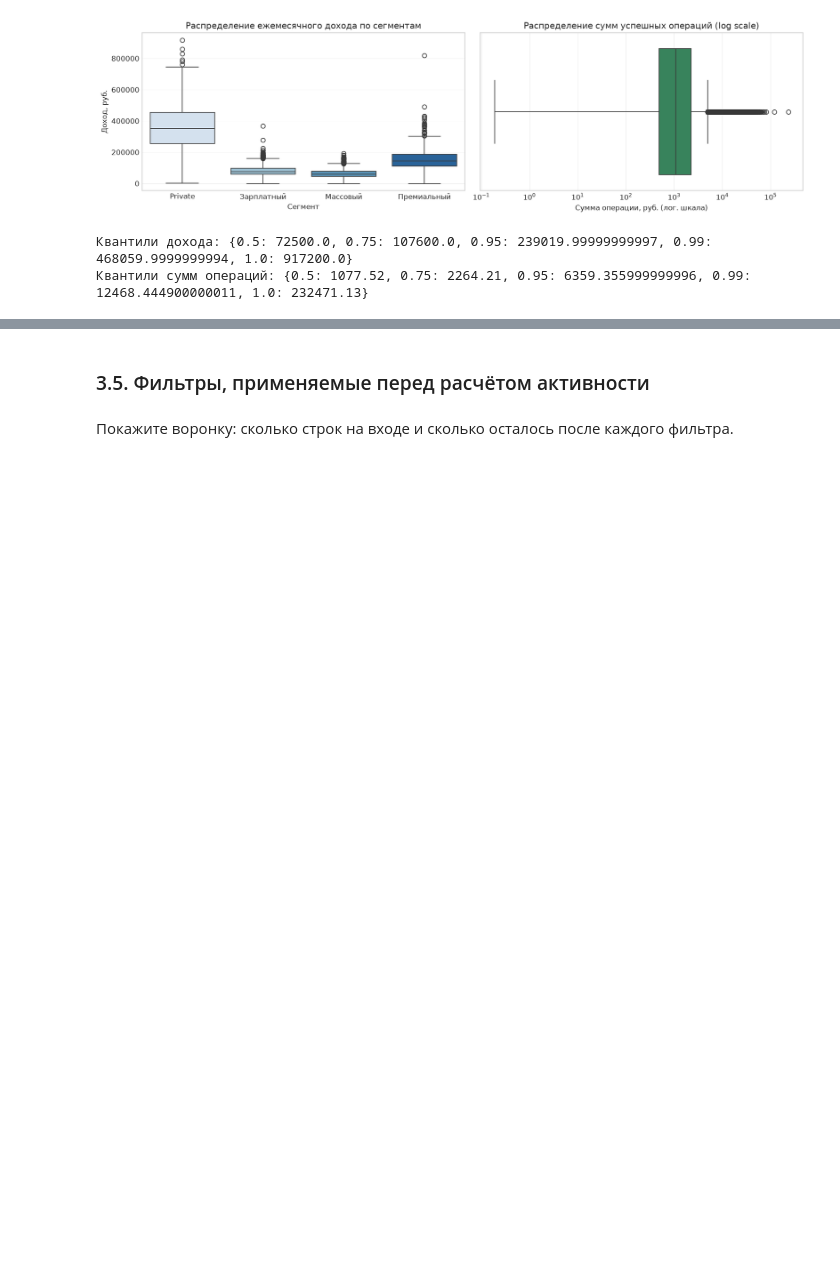
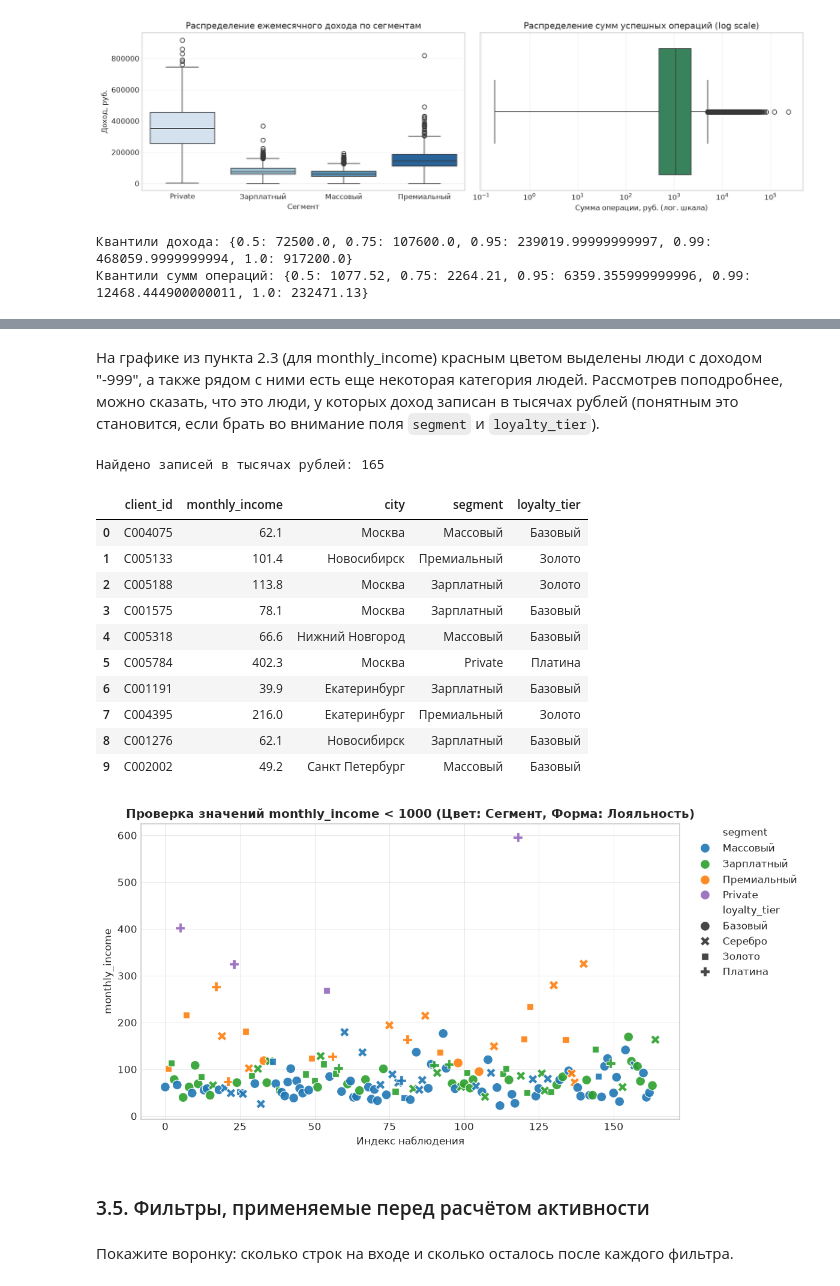
Before and after one commit to fnkb108/Dzidzenka_Mikita_Lab1, a Jupyter notebook: 01_analysis.ipynb, the cells around one changed output, grey strips where cells are left out. Cells and saved outputs as stored; diff of their text form; code cells hidden in the pictures; blank space fills up the shorter version.

Commit message:
Выполненный пункт 4 и 5

```diff
--- a/01_analysis.ipynb
+++ b/01_analysis.ipynb
@@ -496,3 +500,58 @@ _TODO: посмотреть вдруг у старых клиентов боль
+# %% [markdown]
+На графике из пункта 2.3 (для monthly_income) красным цветом выделены люди с доходом "-999", а также рядом с ними есть еще некоторая категория людей. Рассмотрев поподробнее, можно сказать, что это люди, у которых доход записан в тысячах рублей (понятным это становится, если брать во внимание поля `segment` и `loyalty_tier`).
+# %%
+small_inc = df_clients_raw[(df_clients_raw['monthly_income'] > 0) & (df_clients_raw['monthly_income'] < 5000)].copy()
+small_inc = small_inc.reset_index(drop=True)
+small_inc['index_plot'] = small_inc.index
+
+print(f'Найдено записей в тысячах рублей: {len(small_inc)}')
+display(small_inc[['client_id', 'monthly_income', 'city', 'segment', 'loyalty_tier']].head(10))
+
+plt.figure(figsize=(10, 5))
+
+sns.scatterplot(
+    data=small_inc,
+    x='index_plot',
+    y='monthly_income',
+    hue='segment',
+    hue_order=['Массовый', 'Зарплатный', 'Премиальный', 'Private'],
+    style='loyalty_tier',
+    style_order=['Базовый', 'Серебро', 'Золото', 'Платина'],
+    palette={
+        'Массовый': '#1f77b4',
+        'Зарплатный': '#2ca02c',
+        'Премиальный': '#ff7f0e',
+        'Private': '#9467bd',
+    },
+    s=90,
+    alpha=0.9,
+)
+
+plt.title(
+    'Проверка значений monthly_income < 1000 (Цвет: Сегмент, Форма:'
+    ' Лояльность)',
+    fontsize=12,
+    fontweight='bold',
+)
+plt.xlabel('Индекс наблюдения', fontsize=10)
+plt.ylabel('monthly_income', fontsize=10)
+plt.legend(bbox_to_anchor=(1.02, 1), loc='upper left', borderaxespad=0)
+plt.tight_layout()
+plt.show()
+# %% [output]
+Найдено записей в тысячах рублей: 165
+|  | client_id | monthly_income | city | segment | loyalty_tier |
+| 0 | C004075 | 62.1 | Москва | Массовый | Базовый |
+| 1 | C005133 | 101.4 | Новосибирск | Премиальный | Золото |
+| 2 | C005188 | 113.8 | Москва | Зарплатный | Золото |
+| 3 | C001575 | 78.1 | Москва | Зарплатный | Базовый |
+| 4 | C005318 | 66.6 | Нижний Новгород | Массовый | Базовый |
+| 5 | C005784 | 402.3 | Москва | Private | Платина |
+| 6 | C001191 | 39.9 | Екатеринбург | Зарплатный | Базовый |
+| 7 | C004395 | 216.0 | Екатеринбург | Премиальный | Золото |
+| 8 | C001276 | 62.1 | Новосибирск | Зарплатный | Базовый |
+| 9 | C002002 | 49.2 | Санкт Петербург | Массовый | Базовый |
+[figure, added]
 # %% [markdown]
 ### 3.5. Фильтры, применяемые перед расчётом активности
 # %% [markdown]
```
Also changed, not shown: parts of 23 cells of this notebook.
